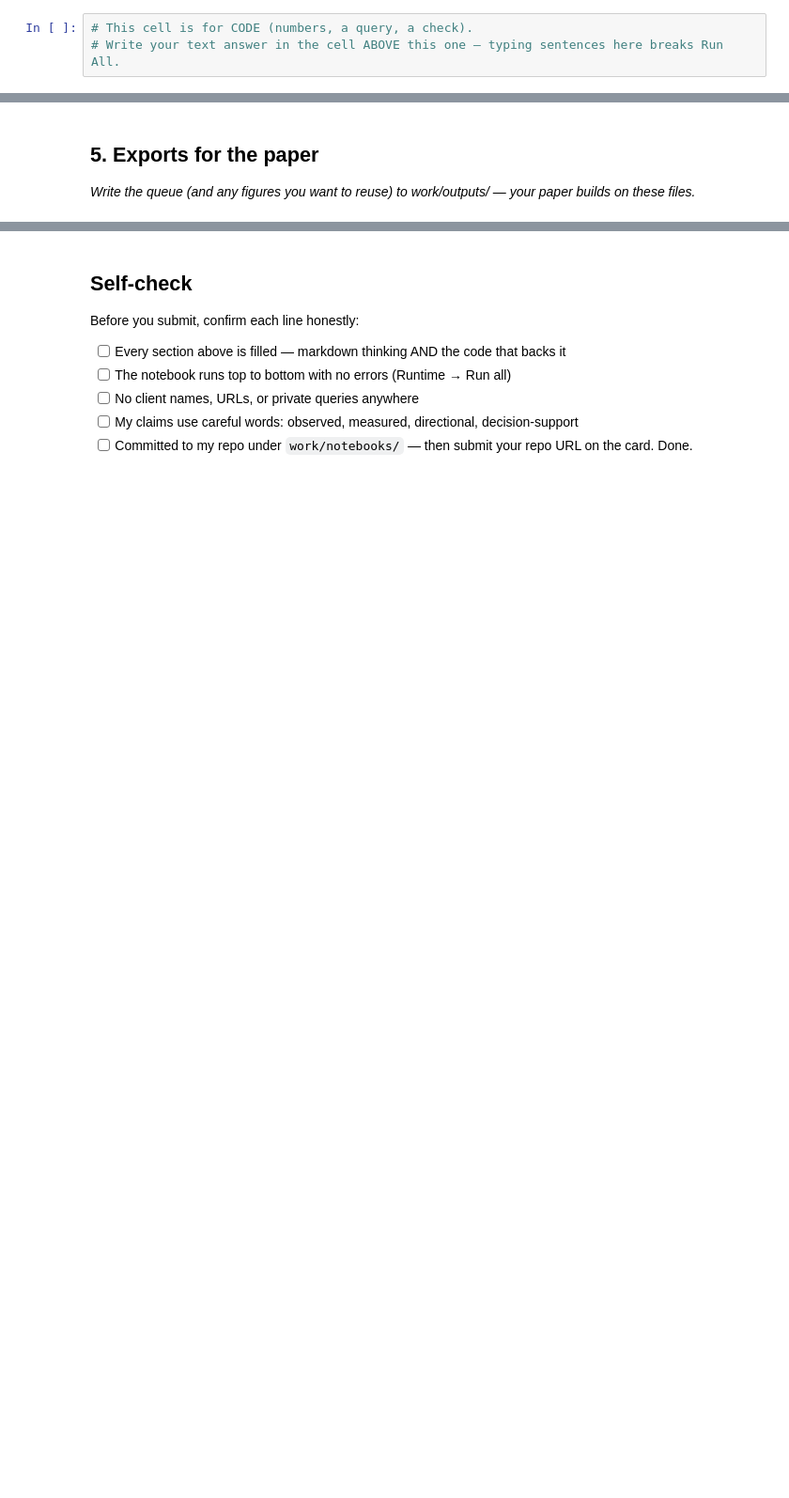
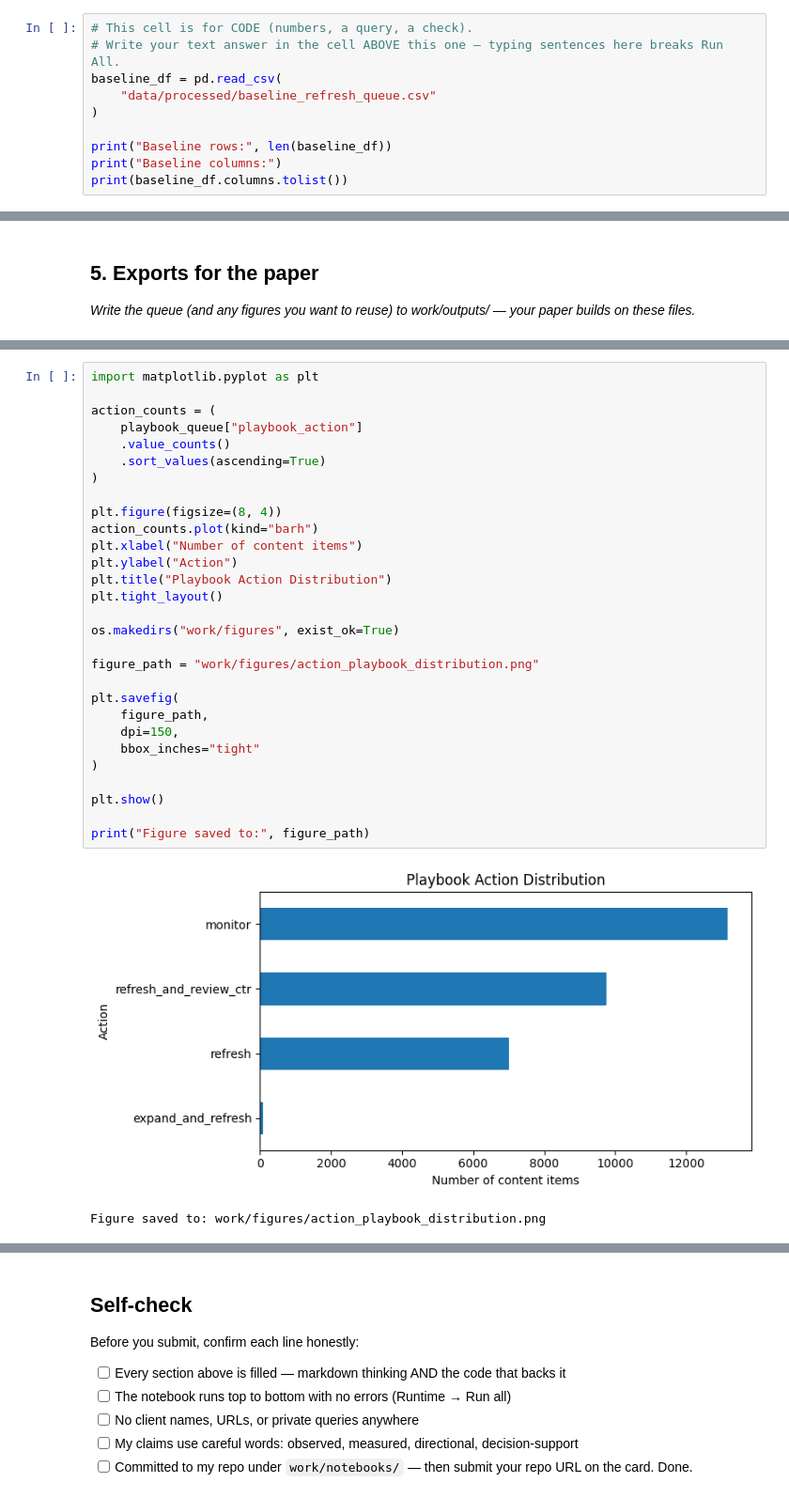
Before and after one commit to mkhlor006/Flyrank_internship_ML, a Jupyter notebook: work/notebooks/w07_action_playbook.ipynb, the cells around one changed output, grey strips where cells are left out. Shown at 94% size. Cells and saved outputs as stored; diff of their text form; blank space fills up the shorter version.

```diff
--- a/work/notebooks/w07_action_playbook.ipynb
+++ b/work/notebooks/w07_action_playbook.ipynb
@@ -13,3 +89,10 @@ This skeleton is yours to fill. Work the sections **in order** — each one has
 # %%
 # This cell is for CODE (numbers, a query, a check).
 # Write your text answer in the cell ABOVE this one — typing sentences here breaks Run All.
+baseline_df = pd.read_csv(
+    "data/processed/baseline_refresh_queue.csv"
+)
+
+print("Baseline rows:", len(baseline_df))
+print("Baseline columns:")
+print(baseline_df.columns.tolist())
@@ -43,0 +335,32 @@ This skeleton is yours to fill. Work the sections **in order** — each one has
+# %%
+import matplotlib.pyplot as plt
+
+action_counts = (
+    playbook_queue["playbook_action"]
+    .value_counts()
+    .sort_values(ascending=True)
+)
+
+plt.figure(figsize=(8, 4))
+action_counts.plot(kind="barh")
+plt.xlabel("Number of content items")
+plt.ylabel("Action")
+plt.title("Playbook Action Distribution")
+plt.tight_layout()
+
+os.makedirs("work/figures", exist_ok=True)
+
+figure_path = "work/figures/action_playbook_distribution.png"
+
+plt.savefig(
+    figure_path,
+    dpi=150,
+    bbox_inches="tight"
+)
+
+plt.show()
+
+print("Figure saved to:", figure_path)
+# %% [output]
+[figure, added]
+Figure saved to: work/figures/action_playbook_distribution.png
```
Also changed, not shown: parts of 18 cells of this notebook.
